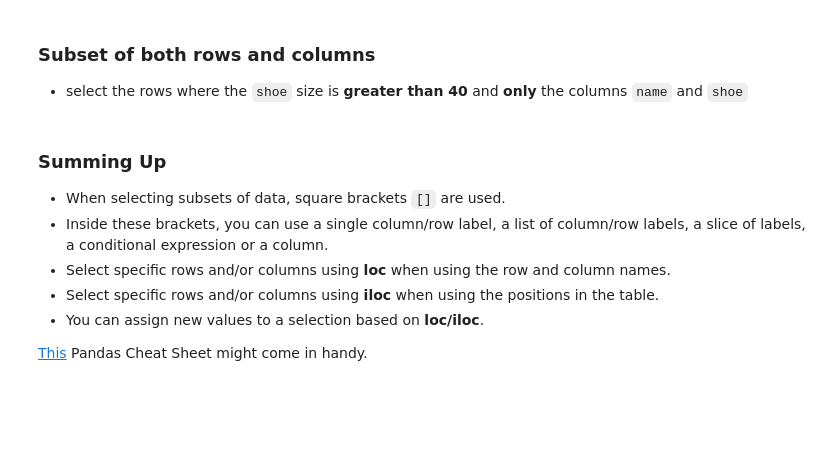
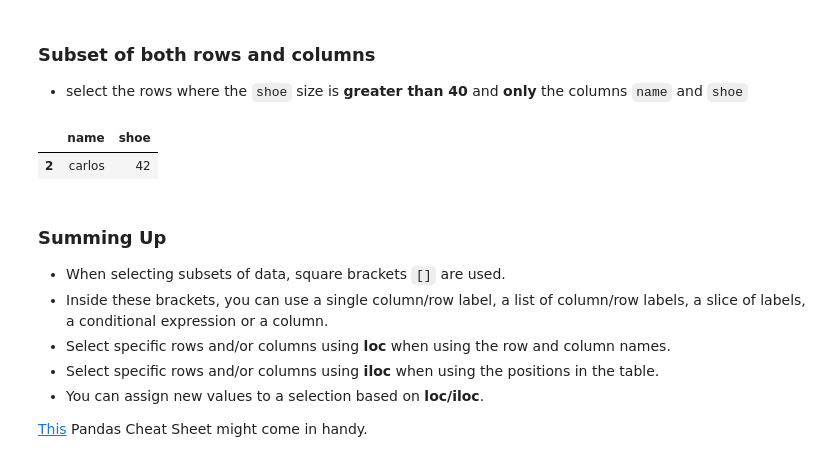
Before and after one commit to fabiojorge10/Data-Science, a Jupyter notebook: Week_2/ds-pr-week-2-student.ipynb, the cells around one changed output. Saved outputs shown, nothing was run; the diff lists cells and outputs as text; code cells hidden in the pictures; blank space fills up the shorter version.

```diff
--- a/Week_2/ds-pr-week-2-student.ipynb
+++ b/Week_2/ds-pr-week-2-student.ipynb
@@ -460,6 +461,11 @@ students_df.iloc[:, [1, 3]]
 # %% [markdown]
 ### Subset of both rows and columns
 - select the rows where the `shoe` size is **greater than 40** and **only** the columns `name` and `shoe`
+# %%
+students_df.loc[(students_df['shoe'] >= 40), ['name', 'shoe']]
+# %% [output]
+|  | name | shoe |
+| 2 | carlos | 42 |
 # %% [markdown]
 ### Summing Up
 
```
Also changed, not shown: parts of 24 cells of this notebook.
